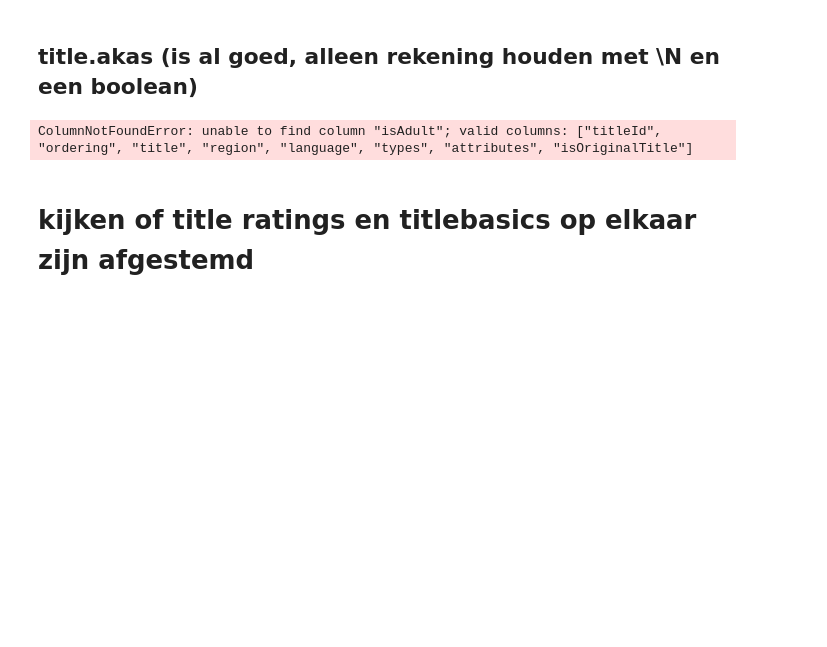
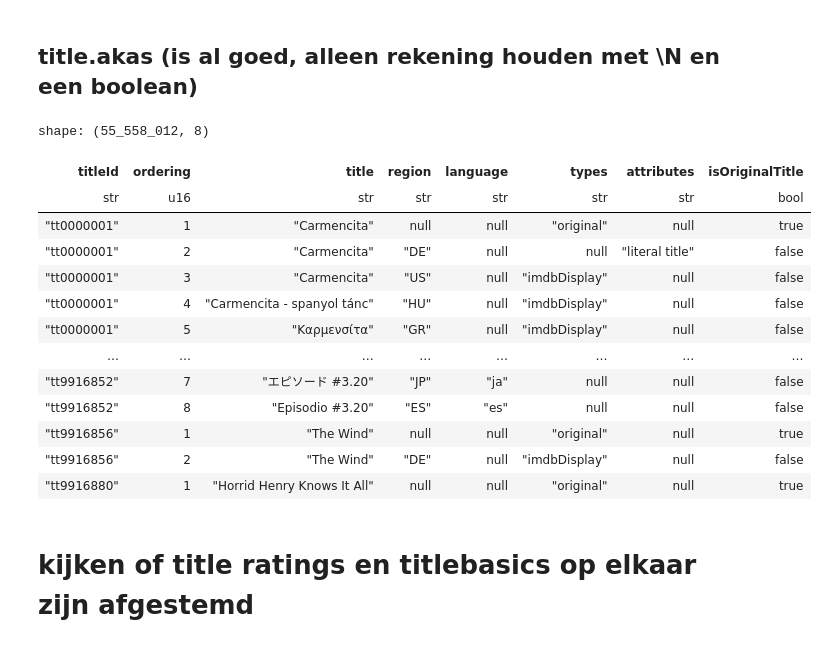
Before and after one commit to DirkTorre/dagster-workspace, a Jupyter notebook: notes/jupyter_notebooks/transforming_data.ipynb, the cells around one changed output. Saved outputs shown, nothing was run; the diff lists cells and outputs as text; code cells hidden in the pictures; blank space fills up the shorter version.

```diff
--- a/notes/jupyter_notebooks/transforming_data.ipynb
+++ b/notes/jupyter_notebooks/transforming_data.ipynb
@@ -241,27 +241,41 @@ shape: (9_550_705, 4)
 # %%
 title_akas = pl.read_csv(
     "/media/user/Data/dirkv/Code/dagster/dagster-workspace/data/imdb/inputs/imdb_files/title.akas.tsv.gz",
     has_header=True,
     separator="\t",
     truncate_ragged_lines=True,
     null_values="\\N",
     quote_char=None,
     schema={
         "titleId": pl.Utf8,
         "ordering": pl.UInt16,
         "title": pl.Utf8,
         "region": pl.Utf8,
         "language": pl.Utf8,
         "types": pl.Utf8,
         "attributes": pl.Utf8,
         "isOriginalTitle": pl.UInt8
     }
 )
 title_akas = title_akas.with_columns(
         pl.col("isOriginalTitle").cast(pl.Boolean)
     )
+title_akas
 # %% [output]
-ColumnNotFoundError: unable to find column "isAdult"; valid columns: ["titleId", "ordering", "title", "region", "language", "types", "attributes", "isOriginalTitle"]
+shape: (55_558_012, 8)
+| titleId | ordering | title | region | language | types | attributes | isOriginalTitle |
+| str | u16 | str | str | str | str | str | bool |
+| "tt0000001" | 1 | "Carmencita" | null | null | "original" | null | true |
+| "tt0000001" | 2 | "Carmencita" | "DE" | null | null | "literal title" | false |
+| "tt0000001" | 3 | "Carmencita" | "US" | null | "imdbDisplay" | null | false |
+| "tt0000001" | 4 | "Carmencita - spanyol tánc" | "HU" | null | "imdbDisplay" | null | false |
+| "tt0000001" | 5 | "Καρμενσίτα" | "GR" | null | "imdbDisplay" | null | false |
+| … | … | … | … | … | … | … | … |
+| "tt9916852" | 7 | "エピソード #3.20" | "JP" | "ja" | null | null | false |
+| "tt9916852" | 8 | "Episodio #3.20" | "ES" | "es" | null | null | false |
+| "tt9916856" | 1 | "The Wind" | null | null | "original" | null | true |
+| "tt9916856" | 2 | "The Wind" | "DE" | null | "imdbDisplay" | null | false |
+| "tt9916880" | 1 | "Horrid Henry Knows It All" | null | null | "original" | null | true |
 # %% [markdown]
 # kijken of title ratings en titlebasics op elkaar zijn afgestemd
 # %%
```
Also changed, not shown: 17 other files.
